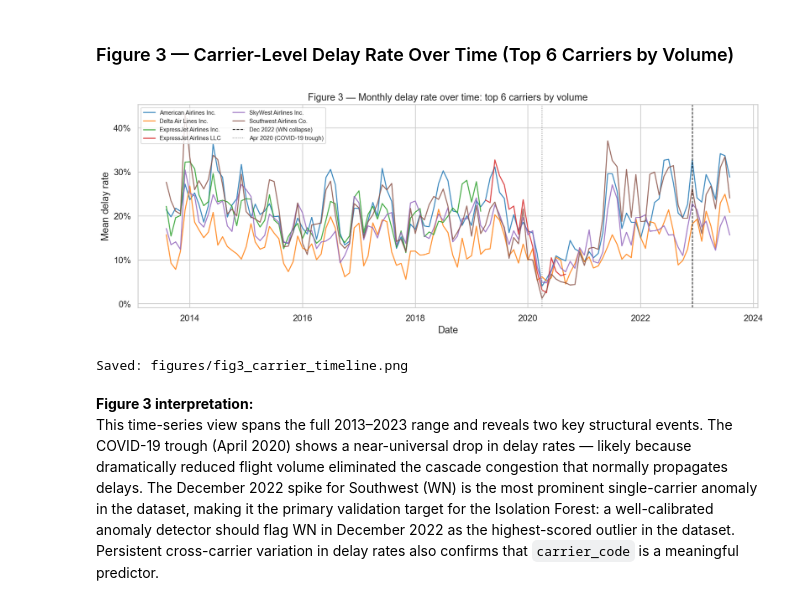
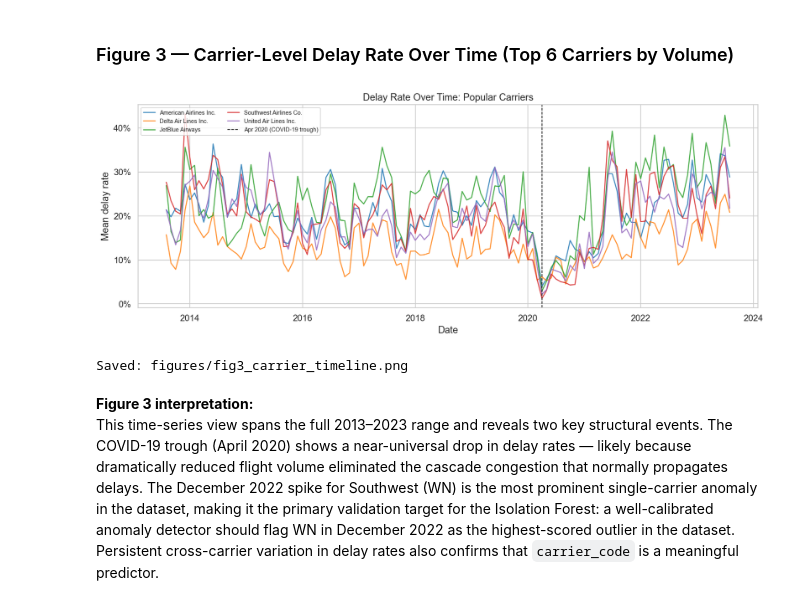
Before and after one commit to nicholasthomas18/STAT486FinalProject, a Jupyter notebook: code/02_eda.ipynb, the cells around one changed output. Saved outputs shown, nothing was run; the diff lists cells and outputs as text; code cells hidden in the pictures.

```diff
--- a/code/02_eda.ipynb
+++ b/code/02_eda.ipynb
@@ -303,42 +303,44 @@ Comparing the cause-composition pie charts between low- and high-delay months re
 # %% [markdown]
 ### Figure 3 — Carrier-Level Delay Rate Over Time (Top 6 Carriers by Volume)
 # %%
-# Select top 6 carriers by total flight volume
-top6 = (df.groupby("carrier")["arr_flights"].sum()
-          .nlargest(6).index.tolist())
+target_carriers = {
+    "American Airlines Inc.",
+    "United Air Lines Inc.",
+    "Southwest Airlines Co.",
+    "Delta Air Lines Inc.",
+    "JetBlue Airways"
+}
+top6 = df[df["carrier_name"].isin(target_carriers)]["carrier"].unique().tolist()
 
 df_top = df[df["carrier"].isin(top6)].copy()
 df_top["date"] = pd.to_datetime(df_top[["year", "month"]].assign(day=1))
 
 carrier_monthly = (
     df_top.groupby(["date", "carrier_name"])["delay_rate"]
     .mean().reset_index()
 )
 
 fig, ax = plt.subplots(figsize=(13, 5))
-palette = sns.color_palette("tab10", n_colors=6)
+palette = sns.color_palette("tab10", n_colors=5)
 
 for (carrier, grp), color in zip(carrier_monthly.groupby("carrier_name"), palette):
     ax.plot(grp["date"], grp["delay_rate"],
             label=carrier, linewidth=1.4, color=color, alpha=0.85)
 
-# Annotate Dec 2022 Southwest collapse
-ax.axvline(pd.Timestamp("2022-12-01"), color="black",
-           linestyle="--", linewidth=1, label="Dec 2022 (WN collapse)")
-ax.axvline(pd.Timestamp("2020-04-01"), color="grey",
-           linestyle=":", linewidth=1, label="Apr 2020 (COVID-19 trough)")
+ax.axvline(pd.Timestamp("2020-04-01"), color="black",
+           linestyle="--", linewidth=1, label="Apr 2020 (COVID-19 trough)")
 
 ax.set_xlabel("Date")
 ax.set_ylabel("Mean delay rate")
-ax.set_title("Figure 3 — Monthly delay rate over time: top 6 carriers by volume")
+ax.set_title("Delay Rate Over Time: Popular Carriers")
 ax.yaxis.set_major_formatter(mticker.PercentFormatter(xmax=1, decimals=0))
 ax.legend(loc="upper left", fontsize=8, ncol=2)
 plt.tight_layout()
 plt.savefig(FIG_DIR / "fig3_carrier_timeline.png", dpi=150)
 plt.show()
 print("Saved: figures/fig3_carrier_timeline.png")
 # %% [output]
-[figure, old version]
+[figure, new version]
 Saved: figures/fig3_carrier_timeline.png
 # %% [markdown]
 **Figure 3 interpretation:**
```
Also changed, not shown: 2 other files.
